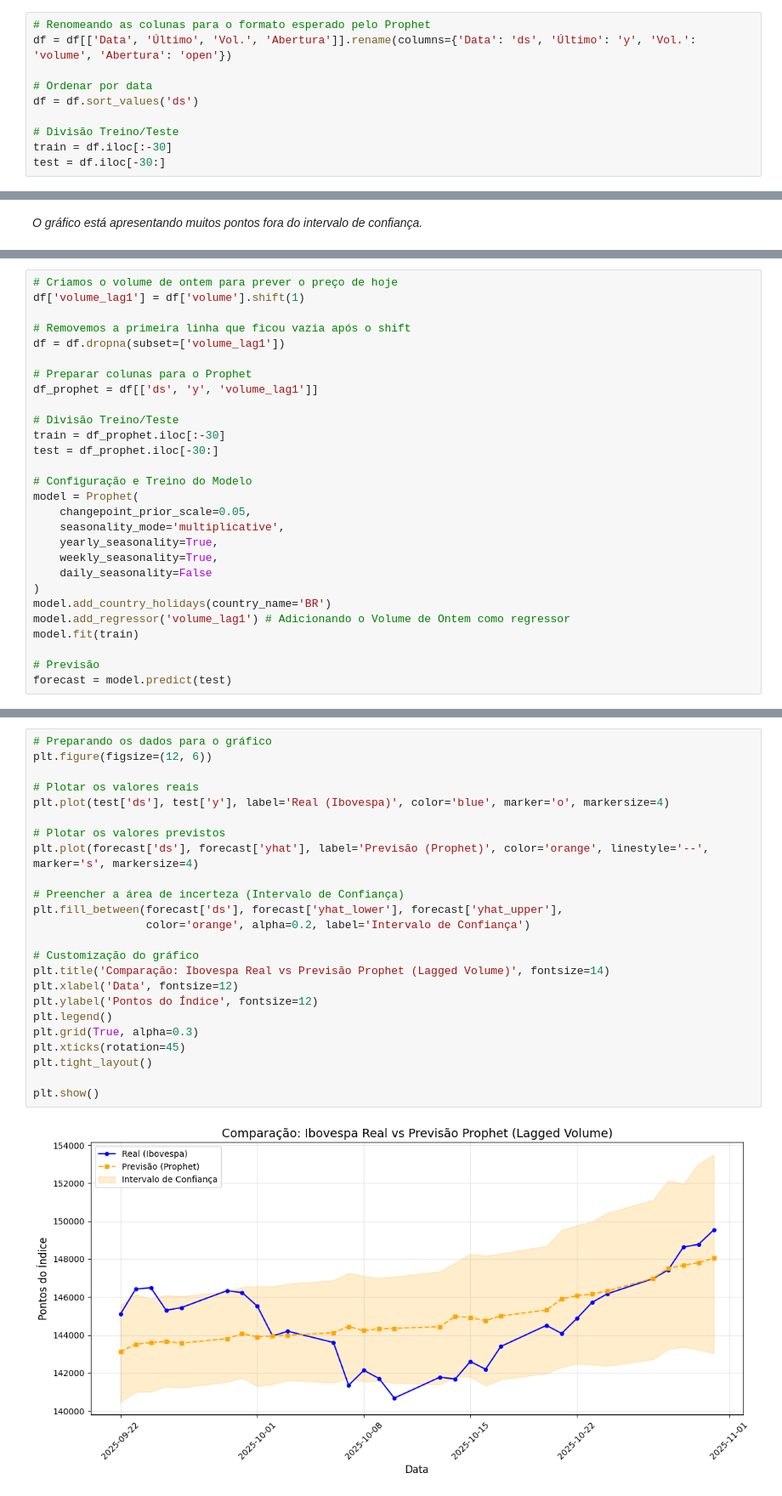
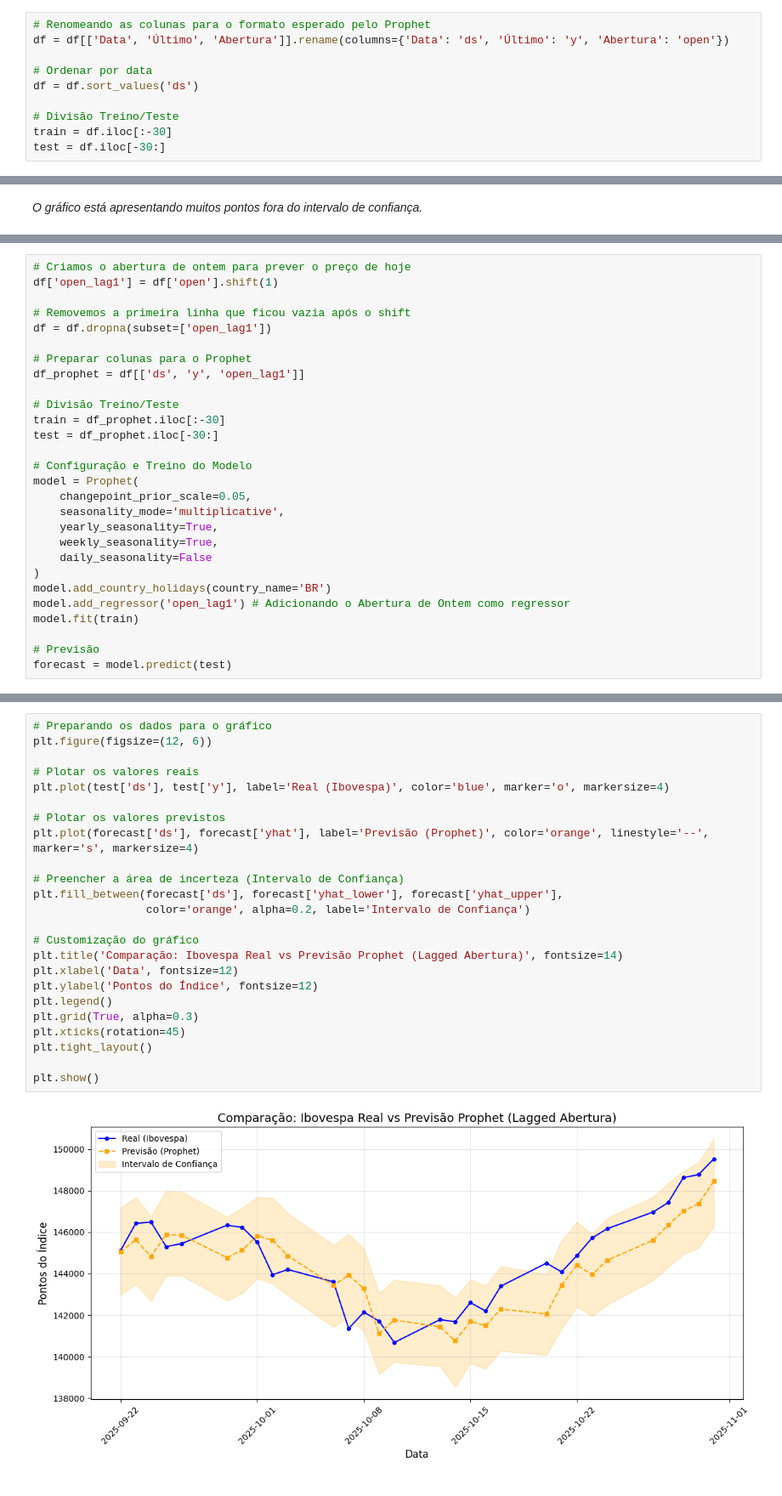
Before and after one commit to P4uleira/TechChallenger_2_Ibovespa, a Jupyter notebook: ModeloProphet.ipynb, the cells around one changed output, grey strips where cells are left out. Shown at 85% size. Saved outputs shown, nothing was run; the diff lists cells and outputs as text.

Commit message:
Alteração no Regressor

```diff
--- a/ModeloProphet.ipynb
+++ b/ModeloProphet.ipynb
@@ -104,7 +104,7 @@ O Prophet exige que o DataFrame tenha exatamente duas colunas principais: `ds` e
 * `y`: valores numéricos, do tipo `float` (o que queremos prever)
 # %%
 # Renomeando as colunas para o formato esperado pelo Prophet
-df = df[['Data', 'Último', 'Vol.', 'Abertura']].rename(columns={'Data': 'ds', 'Último': 'y', 'Vol.': 'volume', 'Abertura': 'open'})
+df = df[['Data', 'Último', 'Abertura']].rename(columns={'Data': 'ds', 'Último': 'y', 'Abertura': 'open'})
 
 # Ordenar por data
 df = df.sort_values('ds')
@@ -244,13 +244,13 @@ plt.show()
 Aqui utilizei o lag para verificar o volume de "ontem" para prever o preço de "hoje".
 # %%
-# Criamos o volume de ontem para prever o preço de hoje
-df['volume_lag1'] = df['volume'].shift(1)
+# Criamos o abertura de ontem para prever o preço de hoje
+df['open_lag1'] = df['open'].shift(1)
 
 # Removemos a primeira linha que ficou vazia após o shift
-df = df.dropna(subset=['volume_lag1'])
+df = df.dropna(subset=['open_lag1'])
 
 # Preparar colunas para o Prophet
-df_prophet = df[['ds', 'y', 'volume_lag1']]
+df_prophet = df[['ds', 'y', 'open_lag1']]
 
 # Divisão Treino/Teste
 train = df_prophet.iloc[:-30]
@@ -265,7 +265,7 @@ model = Prophet(
     daily_seasonality=False
 )
 model.add_country_holidays(country_name='BR')
-model.add_regressor('volume_lag1') # Adicionando o Volume de Ontem como regressor
+model.add_regressor('open_lag1') # Adicionando o Abertura de Ontem como regressor
 model.fit(train)
 
 # Previsão
@@ -304,26 +304,26 @@ weighted avg       0.60      0.60      0.60        30
 # %%
 # Preparando os dados para o gráfico
 plt.figure(figsize=(12, 6))
 
 # Plotar os valores reais
 plt.plot(test['ds'], test['y'], label='Real (Ibovespa)', color='blue', marker='o', markersize=4)
 
 # Plotar os valores previstos
 plt.plot(forecast['ds'], forecast['yhat'], label='Previsão (Prophet)', color='orange', linestyle='--', marker='s', markersize=4)
 
 # Preencher a área de incerteza (Intervalo de Confiança)
 plt.fill_between(forecast['ds'], forecast['yhat_lower'], forecast['yhat_upper'],
                  color='orange', alpha=0.2, label='Intervalo de Confiança')
 
 # Customização do gráfico
-plt.title('Comparação: Ibovespa Real vs Previsão Prophet (Lagged Volume)', fontsize=14)
+plt.title('Comparação: Ibovespa Real vs Previsão Prophet (Lagged Abertura)', fontsize=14)
 plt.xlabel('Data', fontsize=12)
 plt.ylabel('Pontos do Índice', fontsize=12)
 plt.legend()
 plt.grid(True, alpha=0.3)
 plt.xticks(rotation=45)
 plt.tight_layout()
 
 plt.show()
 # %% [output]
-[figure, old version]
+[figure, new version]
```
Also changed, not shown: parts of 16 cells of this notebook.
